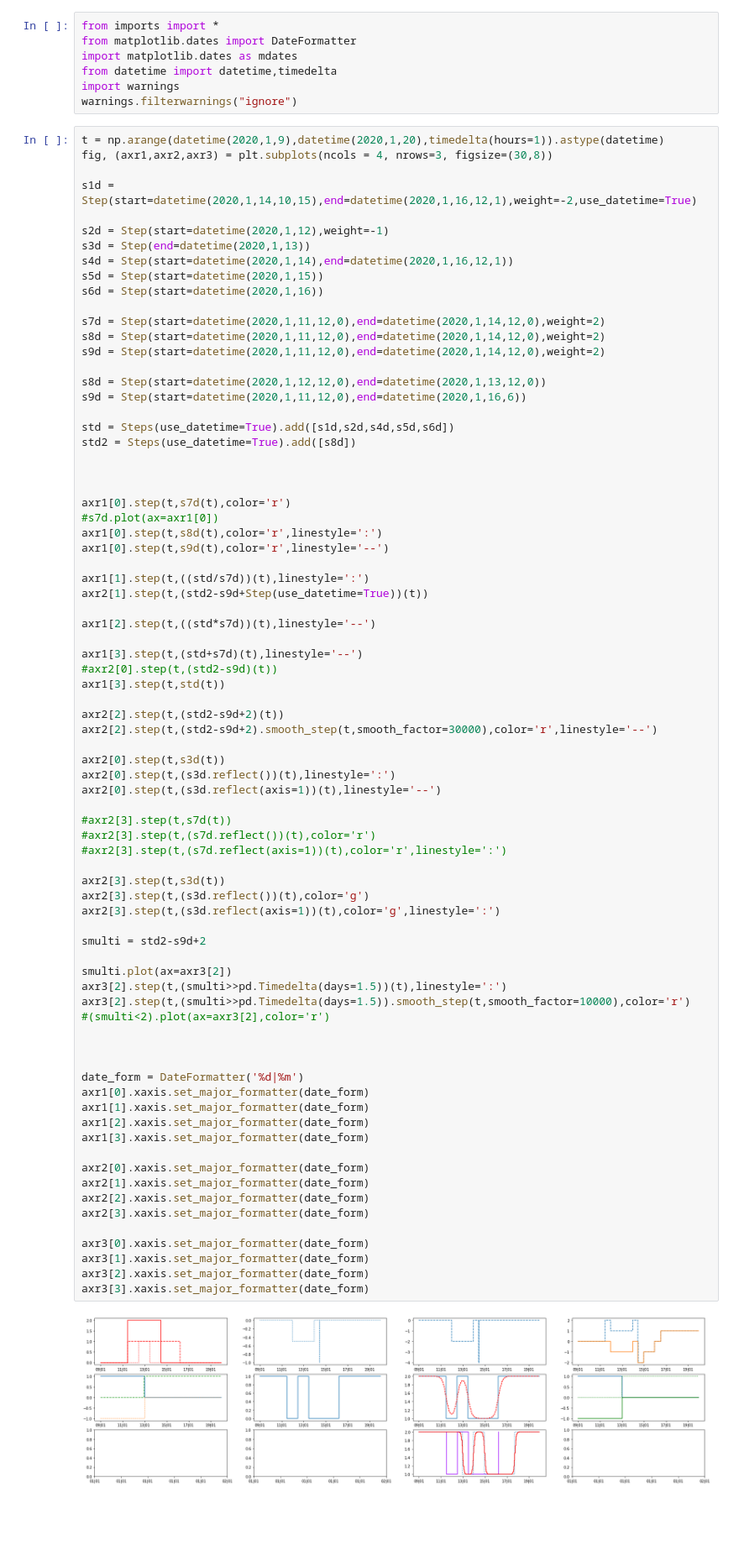
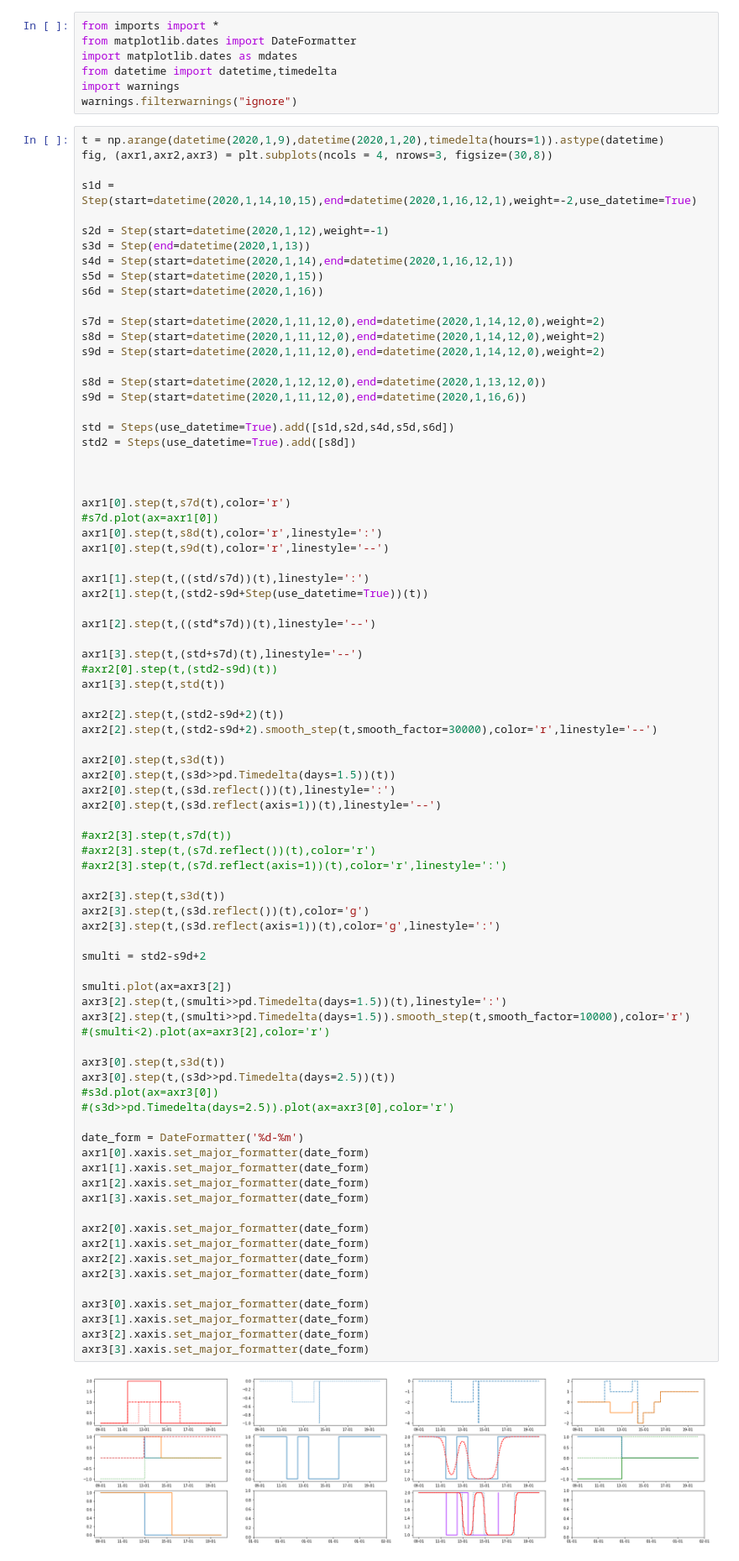
Before and after one commit to probability/topicmodelunderstanding, a Jupyter notebook: Notebooks/operations tests.ipynb, the cells around one changed output. Shown: that part at 84% size. Cells and saved outputs as stored; diff of their text form; blank space fills up the shorter version.

```diff
--- a/Notebooks/operations tests.ipynb
+++ b/Notebooks/operations tests.ipynb
@@ -47,6 +47,7 @@ axr2[2].step(t,(std2-s9d+2)(t))
 axr2[2].step(t,(std2-s9d+2).smooth_step(t,smooth_factor=30000),color='r',linestyle='--')
 
 axr2[0].step(t,s3d(t))
+axr2[0].step(t,(s3d>>pd.Timedelta(days=1.5))(t))
 axr2[0].step(t,(s3d.reflect())(t),linestyle=':')
 axr2[0].step(t,(s3d.reflect(axis=1))(t),linestyle='--')
 
@@ -54,36 +55,39 @@ axr2[0].step(t,(s3d.reflect(axis=1))(t),linestyle='--')
 #axr2[3].step(t,(s7d.reflect())(t),color='r')
 #axr2[3].step(t,(s7d.reflect(axis=1))(t),color='r',linestyle=':')
 
 axr2[3].step(t,s3d(t))
 axr2[3].step(t,(s3d.reflect())(t),color='g')
 axr2[3].step(t,(s3d.reflect(axis=1))(t),color='g',linestyle=':')
 
 smulti = std2-s9d+2
 
 smulti.plot(ax=axr3[2])
 axr3[2].step(t,(smulti>>pd.Timedelta(days=1.5))(t),linestyle=':')
 axr3[2].step(t,(smulti>>pd.Timedelta(days=1.5)).smooth_step(t,smooth_factor=10000),color='r')
 #(smulti<2).plot(ax=axr3[2],color='r')
 
+axr3[0].step(t,s3d(t))
+axr3[0].step(t,(s3d>>pd.Timedelta(days=2.5))(t))
+#s3d.plot(ax=axr3[0])
+#(s3d>>pd.Timedelta(days=2.5)).plot(ax=axr3[0],color='r')
 
-
-date_form = DateFormatter('%d|%m')
+date_form = DateFormatter('%d-%m')
 axr1[0].xaxis.set_major_formatter(date_form)
 axr1[1].xaxis.set_major_formatter(date_form)
 axr1[2].xaxis.set_major_formatter(date_form)
 axr1[3].xaxis.set_major_formatter(date_form)
 
 axr2[0].xaxis.set_major_formatter(date_form)
 axr2[1].xaxis.set_major_formatter(date_form)
 axr2[2].xaxis.set_major_formatter(date_form)
 axr2[3].xaxis.set_major_formatter(date_form)
 
 axr3[0].xaxis.set_major_formatter(date_form)
 axr3[1].xaxis.set_major_formatter(date_form)
 axr3[2].xaxis.set_major_formatter(date_form)
 axr3[3].xaxis.set_major_formatter(date_form)
 # %% [output]
-[figure, old version]
+[figure, new version]
 # %%
 t = np.arange(10,20,0.01)
 fig, (axr1,axr2,axr3,axr4) = plt.subplots(ncols = 4, nrows=4, figsize=(30,12))
```
Also changed, not shown: parts of 2 cells of this notebook, 4 other files.
